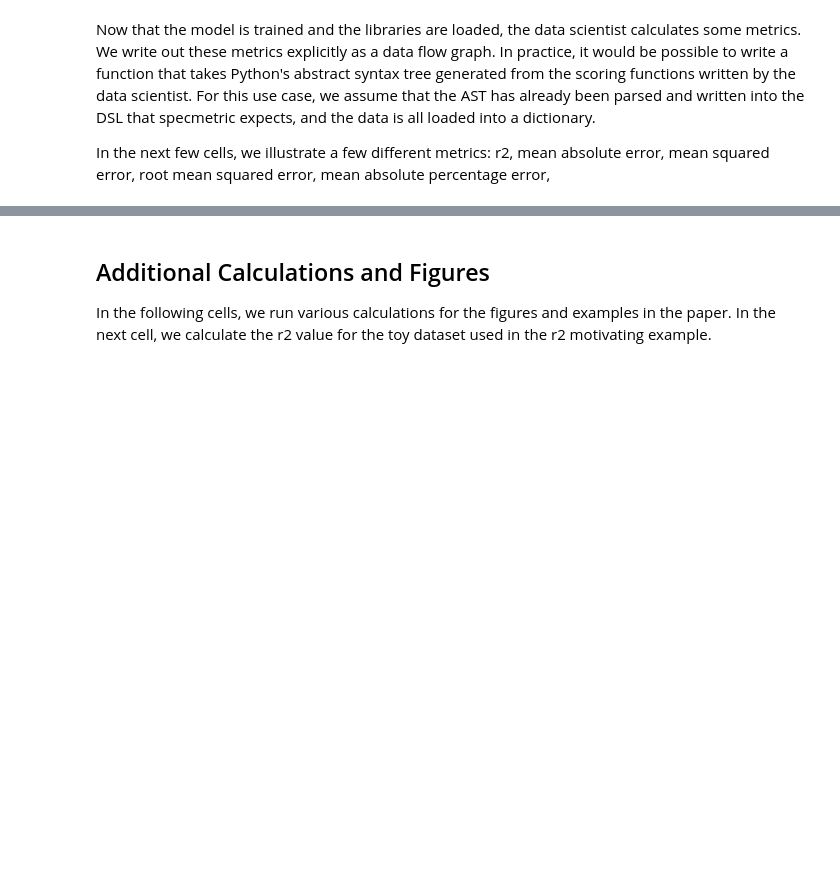
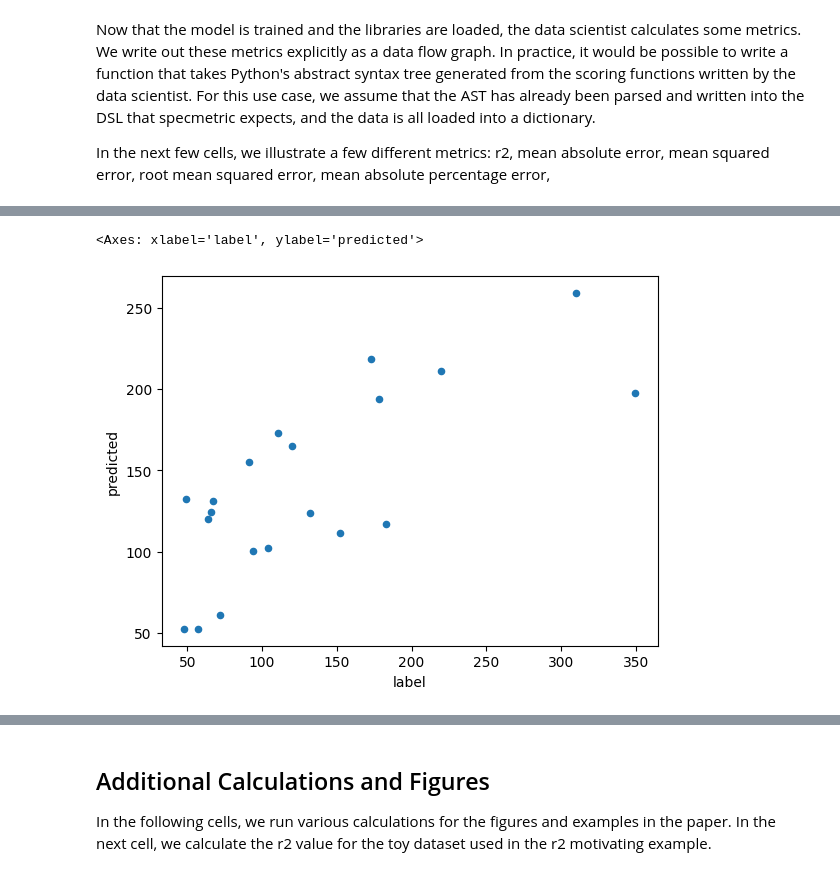
Before and after one commit to dylancashman/specmetric, a Jupyter notebook: usecases/notebook/use_case_1_regression_metrics.ipynb, the cells around one changed output, grey strips where cells are left out. Cells and saved outputs as stored; diff of their text form; code cells hidden in the pictures; blank space fills up the shorter version.

```diff
--- a/usecases/notebook/use_case_1_regression_metrics.ipynb
+++ b/usecases/notebook/use_case_1_regression_metrics.ipynb
@@ -32,6 +32,9 @@ regr = linear_model.LinearRegression()
 # Train the model using the training sets
 regr.fit(diabetes_X_train, diabetes_y_train)
 
+# Randomly set one of the true values to be 50% higher
+diabetes_y_test[0] = diabetes_y_test[0] * 1.5
+
 # Make predictions using the testing set
 diabetes_y_pred = regr.predict(diabetes_X_test)
 
@@ -225,4 +239,10 @@ charts.display()
 [interactive output not drawn]
+# %%
+import matplotlib
+pd.DataFrame(data={'label': y_i, 'predicted': y_hat_i}).plot.scatter(x='label', y='predicted')
+# %% [output]
+<Axes: xlabel='label', ylabel='predicted'>
+[figure, added]
 # %%
 # mean absolute percentage error
 
```
Also changed, not shown: parts of 5 cells of this notebook, 1 other file.
